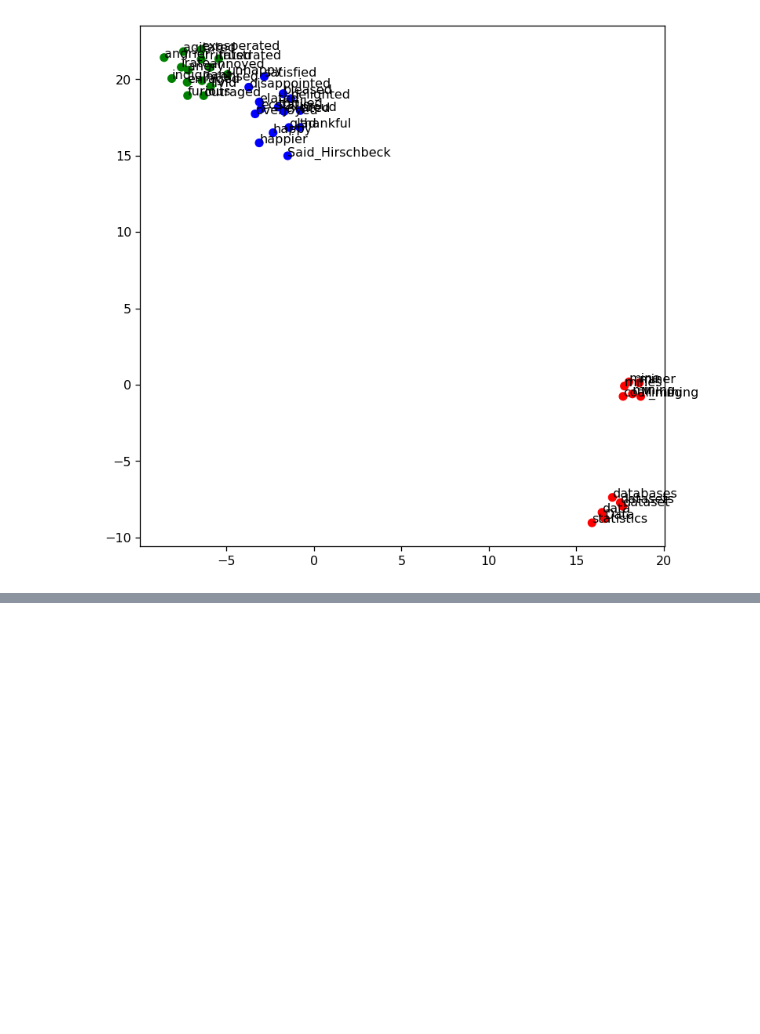
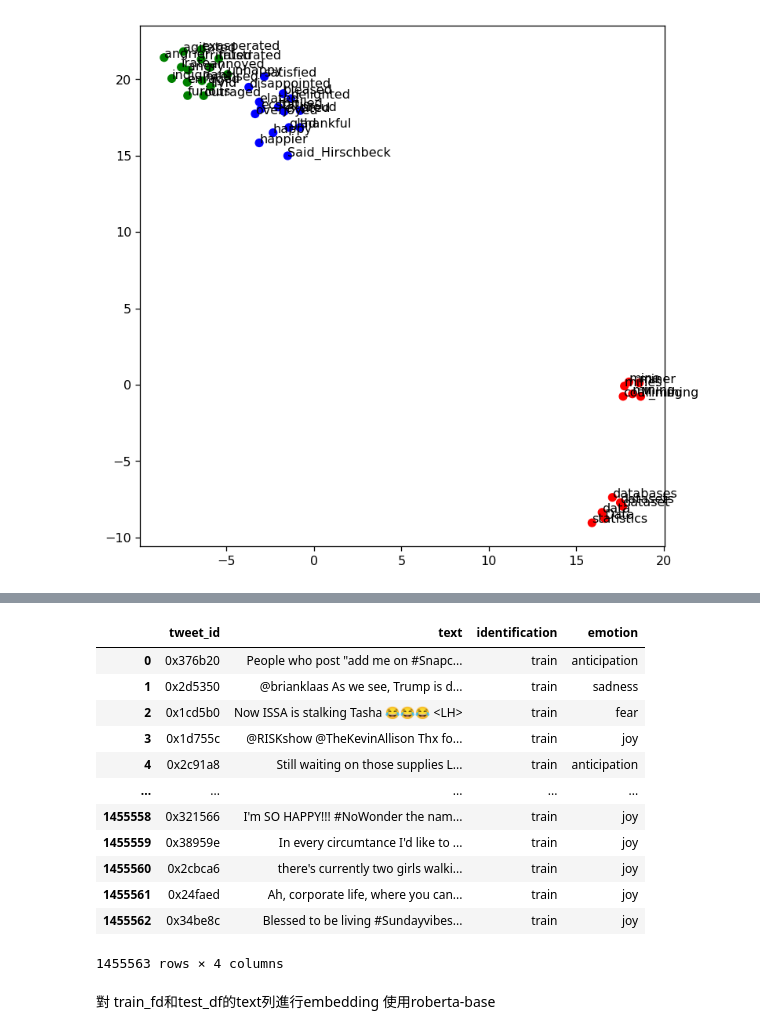
Before and after one commit to Haoze0102/DM2023-Lab2-Master, a Jupyter notebook: Homework/DM2023-Lab2-Homework.ipynb, the cells around one changed output, grey strips where cells are left out. Saved outputs shown, nothing was run; the diff lists cells and outputs as text; code cells hidden in the pictures; blank space fills up the shorter version.

```diff
--- a/Homework/DM2023-Lab2-Homework.ipynb
+++ b/Homework/DM2023-Lab2-Homework.ipynb
@@ -362,0 +422,3 @@ plt.show()
+# %%
+# 丟棄不重要的欄位
+df.drop(columns=['_index', '_crawldate', '_type', 'hashtags', '_score'], inplace=True)
@@ -362,0 +434,14 @@ plt.show()
+# %%
+import pandas as pd
+
+
+
+# load second csv
+csv_file_path2 = r'dm2023-isa5810-lab2-homework/data_identification.csv'
+df2 = pd.read_csv(csv_file_path2)
+
+# 根據tweet_id進行合併
+merged_df = pd.merge(df, df2, on='tweet_id')
+
+# 打print DataFrame
+print(merged_df.head())
@@ -362,0 +459,10 @@ plt.show()
+# %%
+import pandas as pd
+
+
+# 根據 "identification" 進行分組
+grouped_df = merged_df.groupby('identification')
+
+# 獲得train和test DataFrame
+train_df = grouped_df.get_group('train')
+test_df = grouped_df.get_group('test')
@@ -362,0 +487,27 @@ plt.show()
+# %%
+import pandas as pd
+
+#將train對應的emotion合併進df
+csv_file_path3 = r'dm2023-isa5810-lab2-homework/emotion.csv'
+df3 = pd.read_csv(csv_file_path3)
+
+
+train_df = pd.merge(train_df, df3, on='tweet_id')
+# %%
+train_df
+# %% [output]
+|  | tweet_id | text | identification | emotion |
+| 0 | 0x376b20 | People who post "add me on #Snapc... | train | anticipation |
+| 1 | 0x2d5350 | @brianklaas As we see, Trump is d... | train | sadness |
+| 2 | 0x1cd5b0 | Now ISSA is stalking Tasha 😂😂😂 <LH> | train | fear |
+| 3 | 0x1d755c | @RISKshow @TheKevinAllison Thx fo... | train | joy |
+| 4 | 0x2c91a8 | Still waiting on those supplies L... | train | anticipation |
+| ... | ... | ... | ... | ... |
+| 1455558 | 0x321566 | I'm SO HAPPY!!! #NoWonder the nam... | train | joy |
+| 1455559 | 0x38959e | In every circumtance I'd like to ... | train | joy |
+| 1455560 | 0x2cbca6 | there's currently two girls walki... | train | joy |
+| 1455561 | 0x24faed | Ah, corporate life, where you can... | train | joy |
+| 1455562 | 0x34be8c | Blessed to be living #Sundayvibes... | train | joy |
+1455563 rows × 4 columns
+# %% [markdown]
+對 train_fd和test_df的text列進行embedding 使用roberta-base
```
Also changed, not shown: parts of 31 cells of this notebook.
